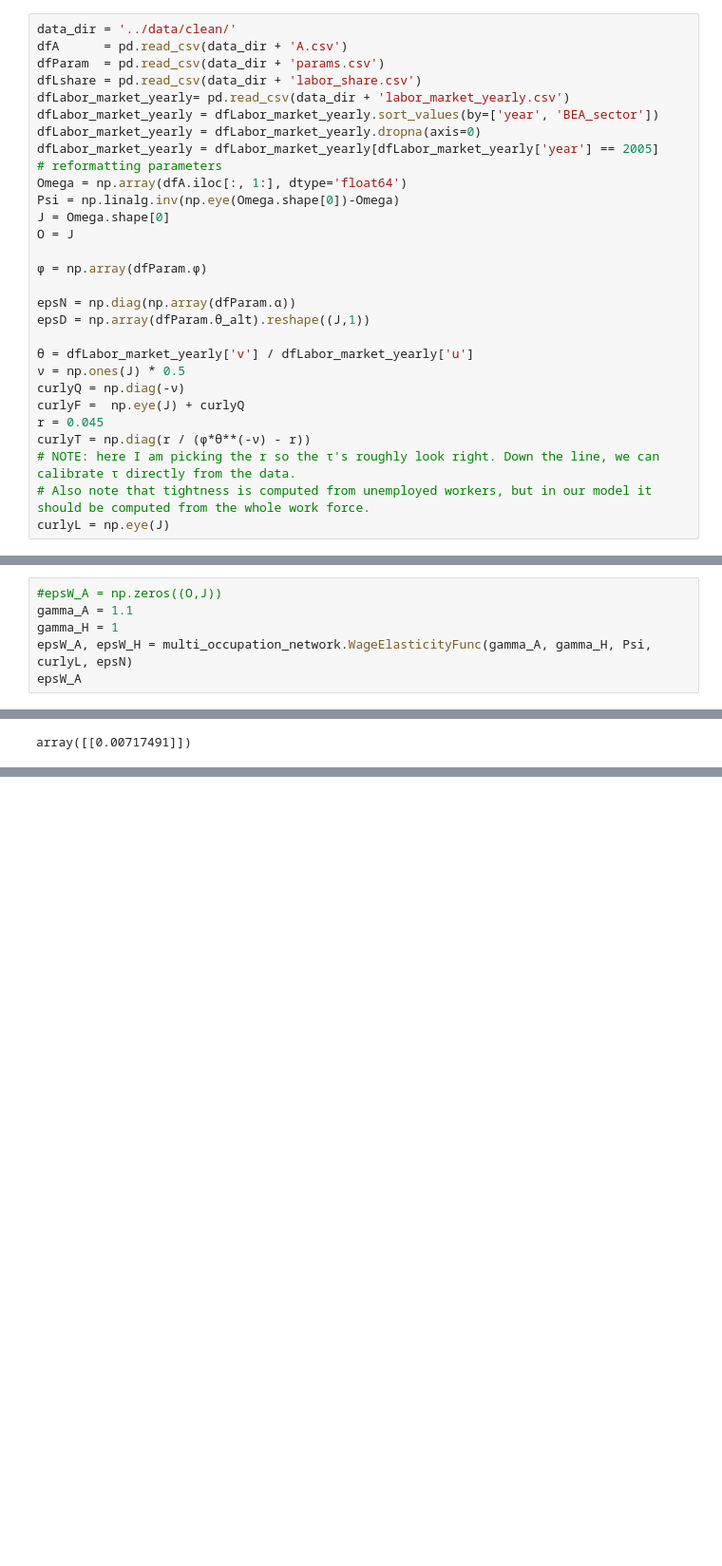
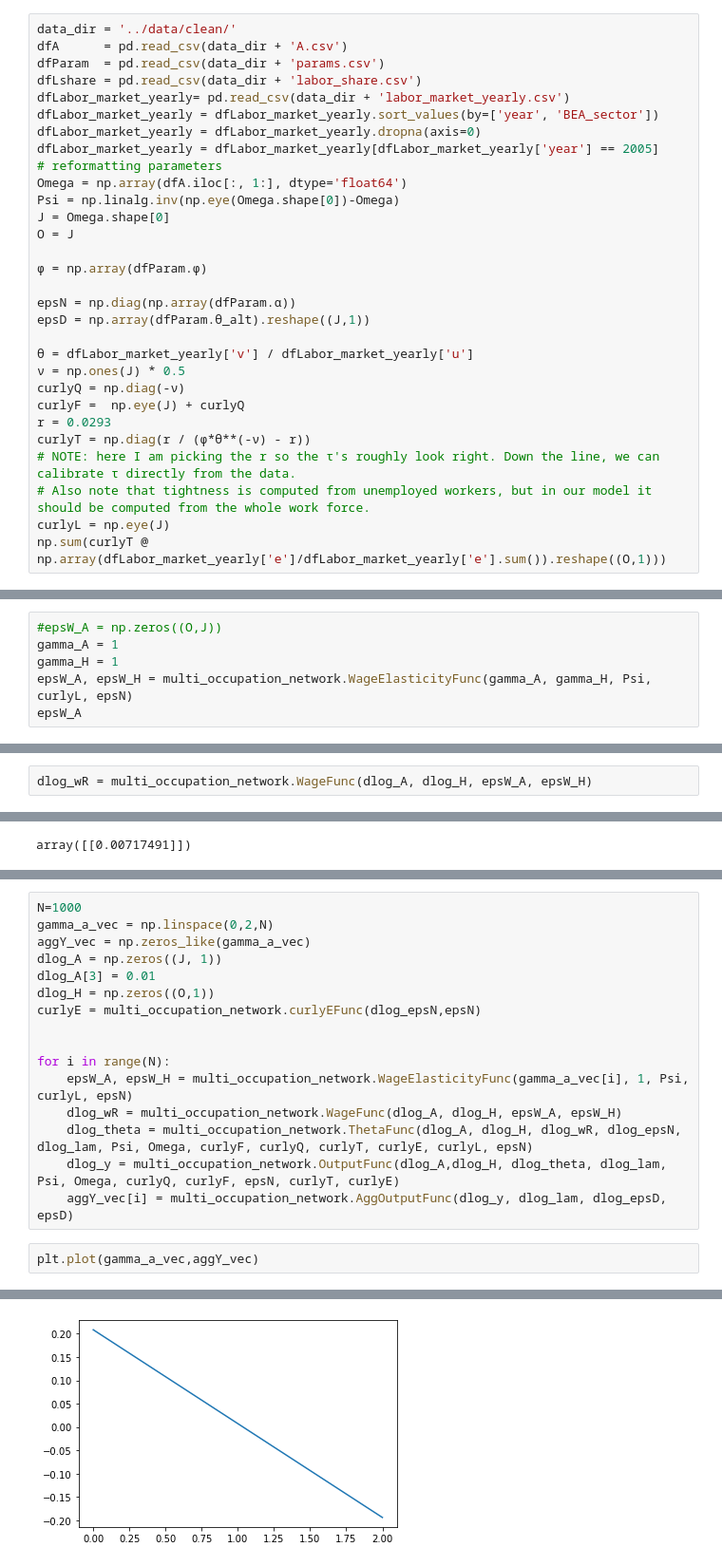
Before and after one commit to hs97/UnemploymentNetwork, a Jupyter notebook: new_code/calib2_one_occupation_per_sector.ipynb, the cells around one changed output, grey strips where cells are left out. Shown at 95% size. Drawn from its saved outputs; the diff is of its cells as text; blank space fills up the shorter version.

```diff
--- a/new_code/calib2_one_occupation_per_sector.ipynb
+++ b/new_code/calib2_one_occupation_per_sector.ipynb
@@ -30,8 +32,9 @@ epsD = np.array(dfParam.θ_alt).reshape((J,1))
 ν = np.ones(J) * 0.5
 curlyQ = np.diag(-ν)
 curlyF =  np.eye(J) + curlyQ
-r = 0.045
+r = 0.0293
 curlyT = np.diag(r / (φ*θ**(-ν) - r))
 # NOTE: here I am picking the r so the τ's roughly look right. Down the line, we can calibrate τ directly from the data.
 # Also note that tightness is computed from unemployed workers, but in our model it should be computed from the whole work force.
 curlyL = np.eye(J)
+np.sum(curlyT @ np.array(dfLabor_market_yearly['e']/dfLabor_market_yearly['e'].sum()).reshape((O,1)))
@@ -51,7 +56,7 @@ dlog_epsD = np.zeros_like(epsD)
 Finally, we need to make some assumption about how wages change. We begin by assuming that nominal wages do not change in respond to changes in either productivity or the labor force.
 # %%
 #epsW_A = np.zeros((O,J))
-gamma_A = 1.1
+gamma_A = 1
 gamma_H = 1
 epsW_A, epsW_H = multi_occupation_network.WageElasticityFunc(gamma_A, gamma_H, Psi, curlyL, epsN)
 epsW_A
@@ -76,3 +81,5 @@ array([[0.00189839],
+# %%
+dlog_wR = multi_occupation_network.WageFunc(dlog_A, dlog_H, epsW_A, epsW_H)
 # %% [markdown]
 With these pieces in hand, we can now estimate responses to tightness. For details, see the multiple occupations example code.
 # %%
@@ -197,0 +191,19 @@ array([[0.00189839],
+# %%
+N=1000
+gamma_a_vec = np.linspace(0,2,N)
+aggY_vec = np.zeros_like(gamma_a_vec)
+dlog_A = np.zeros((J, 1))
+dlog_A[3] = 0.01
+dlog_H = np.zeros((O,1))
+curlyE = multi_occupation_network.curlyEFunc(dlog_epsN,epsN)
+
+
+for i in range(N):
+    epsW_A, epsW_H = multi_occupation_network.WageElasticityFunc(gamma_a_vec[i], 1, Psi, curlyL, epsN)
+    dlog_wR = multi_occupation_network.WageFunc(dlog_A, dlog_H, epsW_A, epsW_H)
+    dlog_theta = multi_occupation_network.ThetaFunc(dlog_A, dlog_H, dlog_wR, dlog_epsN, dlog_lam, Psi, Omega, curlyF, curlyQ, curlyT, curlyE, curlyL, epsN)
+    dlog_y = multi_occupation_network.OutputFunc(dlog_A,dlog_H, dlog_theta, dlog_lam, Psi, Omega, curlyQ, curlyF, epsN, curlyT, curlyE)
+    aggY_vec[i] = multi_occupation_network.AggOutputFunc(dlog_y, dlog_lam, dlog_epsD, epsD)
+# %%
+plt.plot(gamma_a_vec,aggY_vec)
+# %% [output]
@@ -197,0 +211 @@ array([[0.00189839],
+[figure, added]
```
Also changed, not shown: parts of 13 cells of this notebook, 4 other files.
